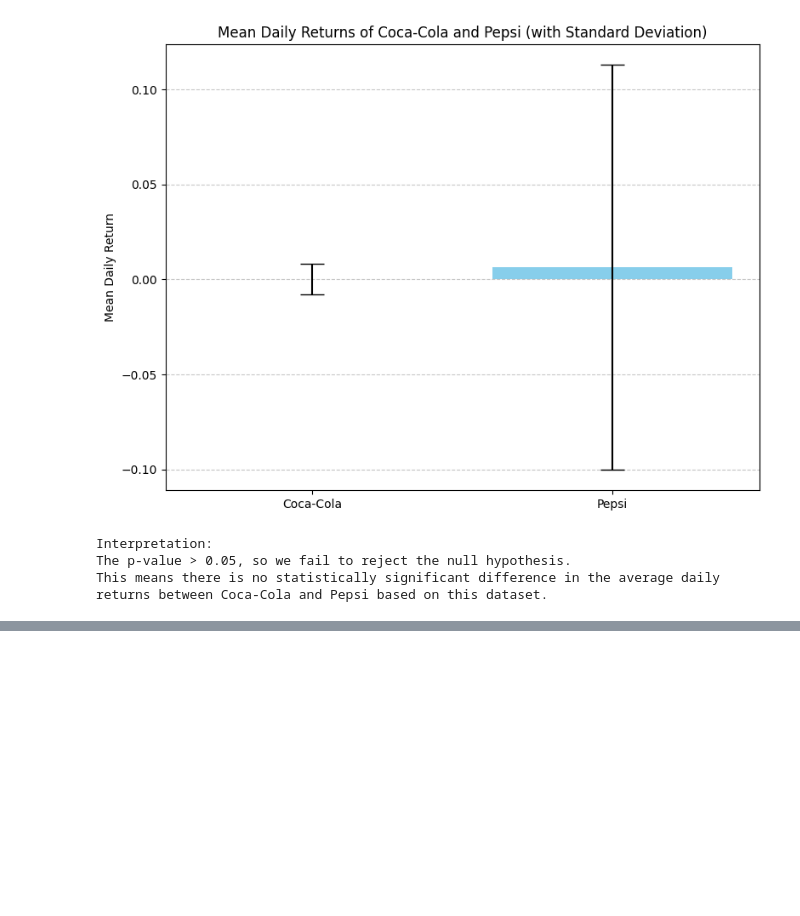
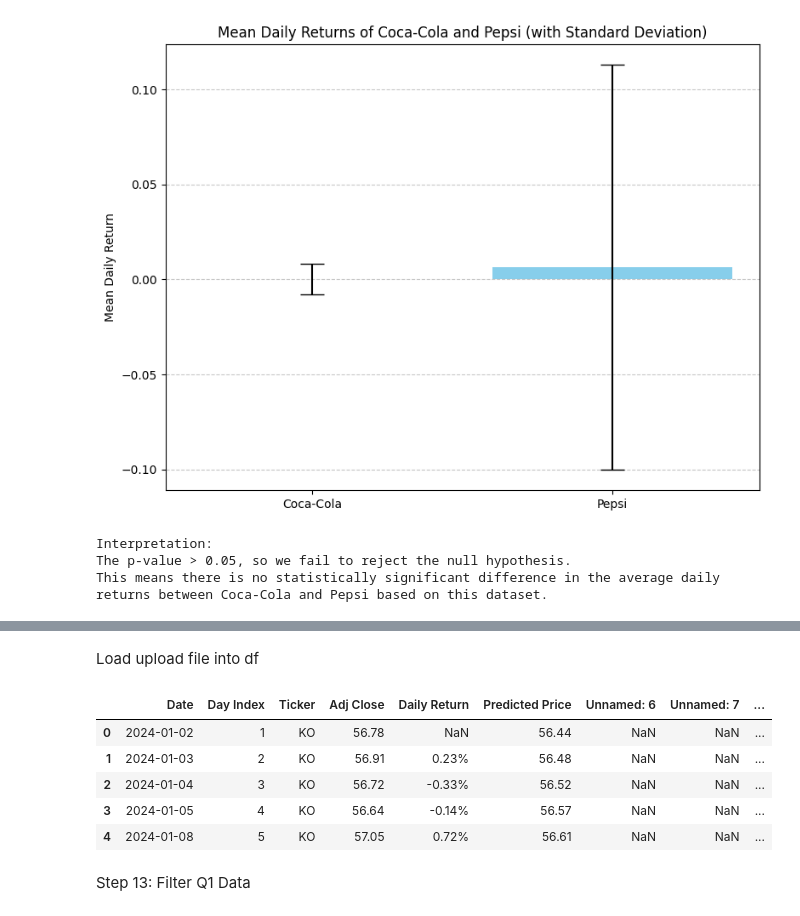
Before and after one commit to kolinaf/Data-342-Lab-1, a Jupyter notebook: DATA_342_Lab_1_Coca_Cola_&_Pepsi.ipynb, the cells around one changed output, grey strips where cells are left out. Drawn from its saved outputs; the diff is of its cells as text; code cells hidden in the pictures; blank space fills up the shorter version.

```diff
--- a/DATA_342_Lab_1_Coca_Cola_&_Pepsi.ipynb
+++ b/DATA_342_Lab_1_Coca_Cola_&_Pepsi.ipynb
@@ -337,0 +344,3 @@ This means there is no statistically significant difference in the average daily
+# %%
+from google.colab import files
+uploaded = files.upload()
@@ -337,0 +350,22 @@ This means there is no statistically significant difference in the average daily
+# %% [markdown]
+Load upload file into df
+# %%
+import pandas as pd
+import numpy as np
+
+
+filename = list(uploaded.keys())[0]
+df = pd.read_csv(filename)
+
+df['Date'] = pd.to_datetime(df['Date'])
+
+df.head()
+# %% [output]
+|  | Date | Day Index | Ticker | Adj Close | Daily Return | Predicted Price | Unnamed: 6 | Unnamed: 7 | ... |
+| 0 | 2024-01-02 | 1 | KO | 56.78 | NaN | 56.44 | NaN | NaN | ... |
+| 1 | 2024-01-03 | 2 | KO | 56.91 | 0.23% | 56.48 | NaN | NaN | ... |
+| 2 | 2024-01-04 | 3 | KO | 56.72 | -0.33% | 56.52 | NaN | NaN | ... |
+| 3 | 2024-01-05 | 4 | KO | 56.64 | -0.14% | 56.57 | NaN | NaN | ... |
+| 4 | 2024-01-08 | 5 | KO | 57.05 | 0.72% | 56.61 | NaN | NaN | ... |
+# %% [markdown]
+Step 13: Filter Q1 Data
```
Also changed, not shown: parts of 7 cells of this notebook.
